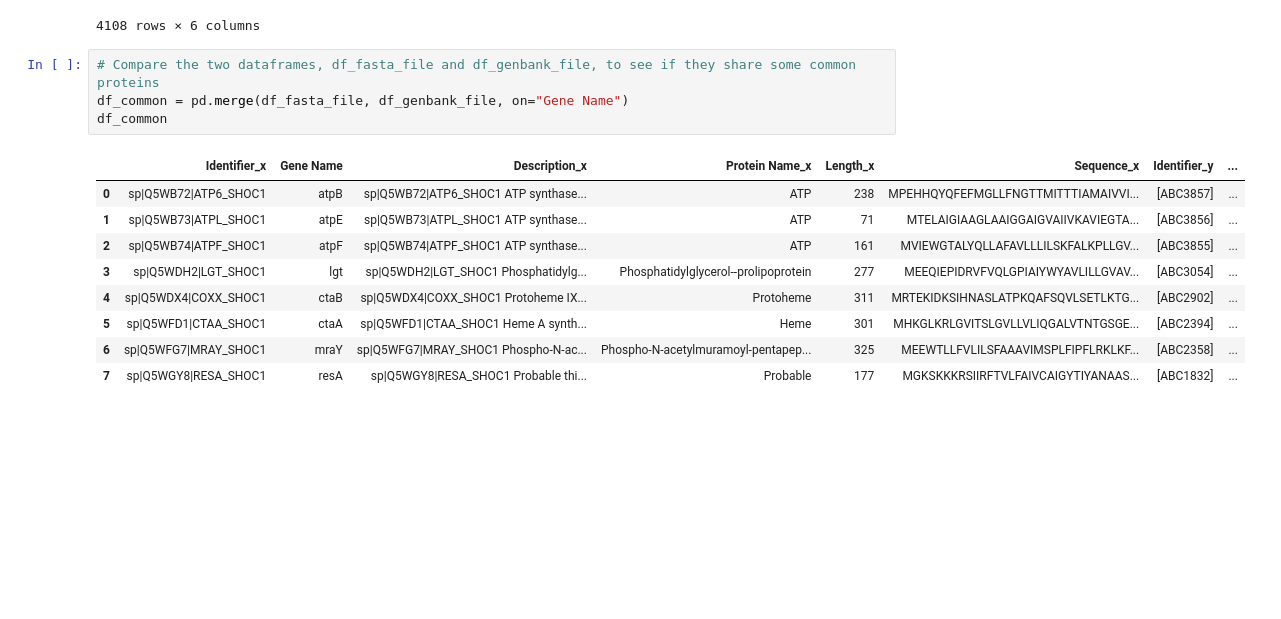
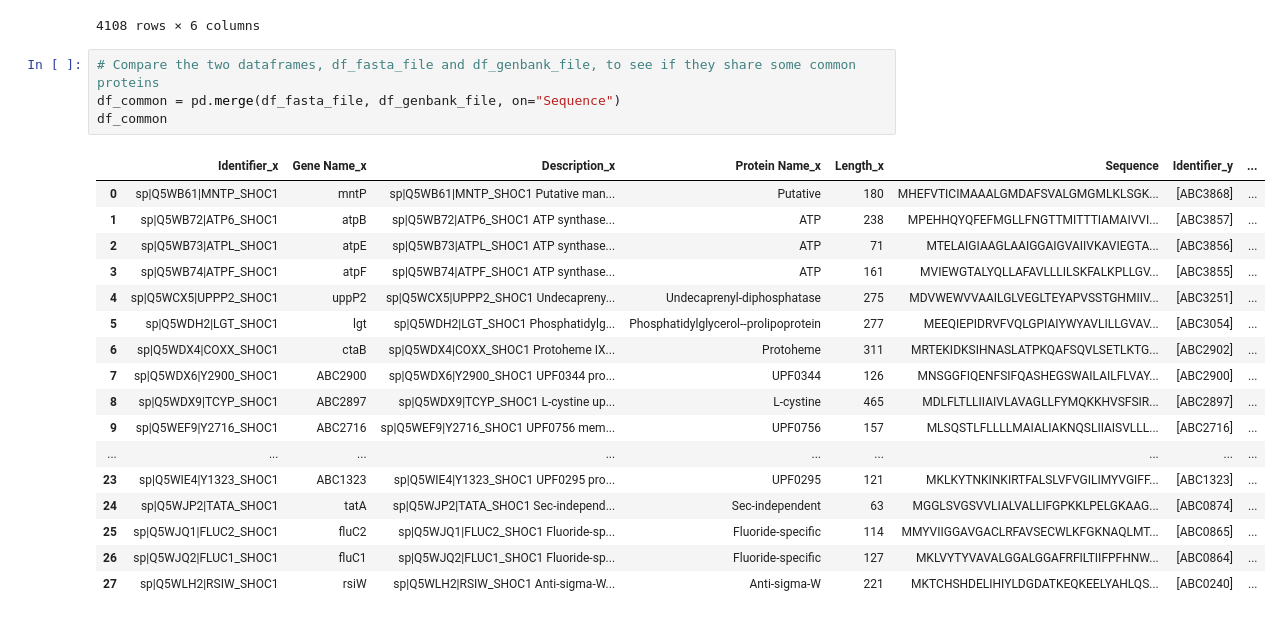
Before and after one commit to idobt97/Bioinformatocs_final_project, a Jupyter notebook: PartB.ipynb, the cells around one changed output. Drawn from its saved outputs; the diff is of its cells as text; blank space fills up the shorter version.

Commit message:
comparing both dataframes using the protein sequence gave me better results than comparing the name of the protein. I will use the sequence to

```diff
--- a/PartB.ipynb
+++ b/PartB.ipynb
@@ -88,15 +88,23 @@ df_genbank_file
 4108 rows × 6 columns
 # %%
 # Compare the two dataframes, df_fasta_file and df_genbank_file, to see if they share some common proteins
-df_common = pd.merge(df_fasta_file, df_genbank_file, on="Gene Name")
+df_common = pd.merge(df_fasta_file, df_genbank_file, on="Sequence")
 df_common
 # %% [output]
-|  | Identifier_x | Gene Name | Description_x | Protein Name_x | Length_x | Sequence_x | Identifier_y | ... |
-| 0 | sp|Q5WB72|ATP6_SHOC1 | atpB | sp|Q5WB72|ATP6_SHOC1 ATP synthase... | ATP | 238 | MPEHHQYQFEFMGLLFNGTTMITTTIAMAIVVI... | [ABC3857] | ... |
-| 1 | sp|Q5WB73|ATPL_SHOC1 | atpE | sp|Q5WB73|ATPL_SHOC1 ATP synthase... | ATP | 71 | MTELAIGIAAGLAAIGGAIGVAIIVKAVIEGTA... | [ABC3856] | ... |
-| 2 | sp|Q5WB74|ATPF_SHOC1 | atpF | sp|Q5WB74|ATPF_SHOC1 ATP synthase... | ATP | 161 | MVIEWGTALYQLLAFAVLLLILSKFALKPLLGV... | [ABC3855] | ... |
-| 3 | sp|Q5WDH2|LGT_SHOC1 | lgt | sp|Q5WDH2|LGT_SHOC1 Phosphatidylg... | Phosphatidylglycerol--prolipoprotein | 277 | MEEQIEPIDRVFVQLGPIAIYWYAVLILLGVAV... | [ABC3054] | ... |
-| 4 | sp|Q5WDX4|COXX_SHOC1 | ctaB | sp|Q5WDX4|COXX_SHOC1 Protoheme IX... | Protoheme | 311 | MRTEKIDKSIHNASLATPKQAFSQVLSETLKTG... | [ABC2902] | ... |
-| 5 | sp|Q5WFD1|CTAA_SHOC1 | ctaA | sp|Q5WFD1|CTAA_SHOC1 Heme A synth... | Heme | 301 | MHKGLKRLGVITSLGVLLVLIQGALVTNTGSGE... | [ABC2394] | ... |
-| 6 | sp|Q5WFG7|MRAY_SHOC1 | mraY | sp|Q5WFG7|MRAY_SHOC1 Phospho-N-ac... | Phospho-N-acetylmuramoyl-pentapep... | 325 | MEEWTLLFVLILSFAAAVIMSPLFIPFLRKLKF... | [ABC2358] | ... |
-| 7 | sp|Q5WGY8|RESA_SHOC1 | resA | sp|Q5WGY8|RESA_SHOC1 Probable thi... | Probable | 177 | MGKSKKKRSIIRFTVLFAIVCAIGYTIYANAAS... | [ABC1832] | ... |
+|  | Identifier_x | Gene Name_x | Description_x | Protein Name_x | Length_x | Sequence | Identifier_y | ... |
+| 0 | sp|Q5WB61|MNTP_SHOC1 | mntP | sp|Q5WB61|MNTP_SHOC1 Putative man... | Putative | 180 | MHEFVTICIMAAALGMDAFSVALGMGMLKLSGK... | [ABC3868] | ... |
+| 1 | sp|Q5WB72|ATP6_SHOC1 | atpB | sp|Q5WB72|ATP6_SHOC1 ATP synthase... | ATP | 238 | MPEHHQYQFEFMGLLFNGTTMITTTIAMAIVVI... | [ABC3857] | ... |
+| 2 | sp|Q5WB73|ATPL_SHOC1 | atpE | sp|Q5WB73|ATPL_SHOC1 ATP synthase... | ATP | 71 | MTELAIGIAAGLAAIGGAIGVAIIVKAVIEGTA... | [ABC3856] | ... |
+| 3 | sp|Q5WB74|ATPF_SHOC1 | atpF | sp|Q5WB74|ATPF_SHOC1 ATP synthase... | ATP | 161 | MVIEWGTALYQLLAFAVLLLILSKFALKPLLGV... | [ABC3855] | ... |
+| 4 | sp|Q5WCX5|UPPP2_SHOC1 | uppP2 | sp|Q5WCX5|UPPP2_SHOC1 Undecapreny... | Undecaprenyl-diphosphatase | 275 | MDVWEWVVAAILGLVEGLTEYAPVSSTGHMIIV... | [ABC3251] | ... |
+| 5 | sp|Q5WDH2|LGT_SHOC1 | lgt | sp|Q5WDH2|LGT_SHOC1 Phosphatidylg... | Phosphatidylglycerol--prolipoprotein | 277 | MEEQIEPIDRVFVQLGPIAIYWYAVLILLGVAV... | [ABC3054] | ... |
+| 6 | sp|Q5WDX4|COXX_SHOC1 | ctaB | sp|Q5WDX4|COXX_SHOC1 Protoheme IX... | Protoheme | 311 | MRTEKIDKSIHNASLATPKQAFSQVLSETLKTG... | [ABC2902] | ... |
+| 7 | sp|Q5WDX6|Y2900_SHOC1 | ABC2900 | sp|Q5WDX6|Y2900_SHOC1 UPF0344 pro... | UPF0344 | 126 | MNSGGFIQENFSIFQASHEGSWAILAILFLVAY... | [ABC2900] | ... |
+| 8 | sp|Q5WDX9|TCYP_SHOC1 | ABC2897 | sp|Q5WDX9|TCYP_SHOC1 L-cystine up... | L-cystine | 465 | MDLFLTLLIIAIVLAVAGLLFYMQKKHVSFSIR... | [ABC2897] | ... |
+| 9 | sp|Q5WEF9|Y2716_SHOC1 | ABC2716 | sp|Q5WEF9|Y2716_SHOC1 UPF0756 mem... | UPF0756 | 157 | MLSQSTLFLLLLMAIALIAKNQSLIIAISVLLL... | [ABC2716] | ... |
+| ... | ... | ... | ... | ... | ... | ... | ... | ... |
+| 23 | sp|Q5WIE4|Y1323_SHOC1 | ABC1323 | sp|Q5WIE4|Y1323_SHOC1 UPF0295 pro... | UPF0295 | 121 | MKLKYTNKINKIRTFALSLVFVGILIMYVGIFF... | [ABC1323] | ... |
+| 24 | sp|Q5WJP2|TATA_SHOC1 | tatA | sp|Q5WJP2|TATA_SHOC1 Sec-independ... | Sec-independent | 63 | MGGLSVGSVVLIALVALLIFGPKKLPELGKAAG... | [ABC0874] | ... |
+| 25 | sp|Q5WJQ1|FLUC2_SHOC1 | fluC2 | sp|Q5WJQ1|FLUC2_SHOC1 Fluoride-sp... | Fluoride-specific | 114 | MMYVIIGGAVGACLRFAVSECWLKFGKNAQLMT... | [ABC0865] | ... |
+| 26 | sp|Q5WJQ2|FLUC1_SHOC1 | fluC1 | sp|Q5WJQ2|FLUC1_SHOC1 Fluoride-sp... | Fluoride-specific | 127 | MKLVYTYVAVALGGALGGAFRFILTIIFPFHNW... | [ABC0864] | ... |
+| 27 | sp|Q5WLH2|RSIW_SHOC1 | rsiW | sp|Q5WLH2|RSIW_SHOC1 Anti-sigma-W... | Anti-sigma-W | 221 | MKTCHSHDELIHIYLDGDATKEQKEELYAHLQS... | [ABC0240] | ... |
```
